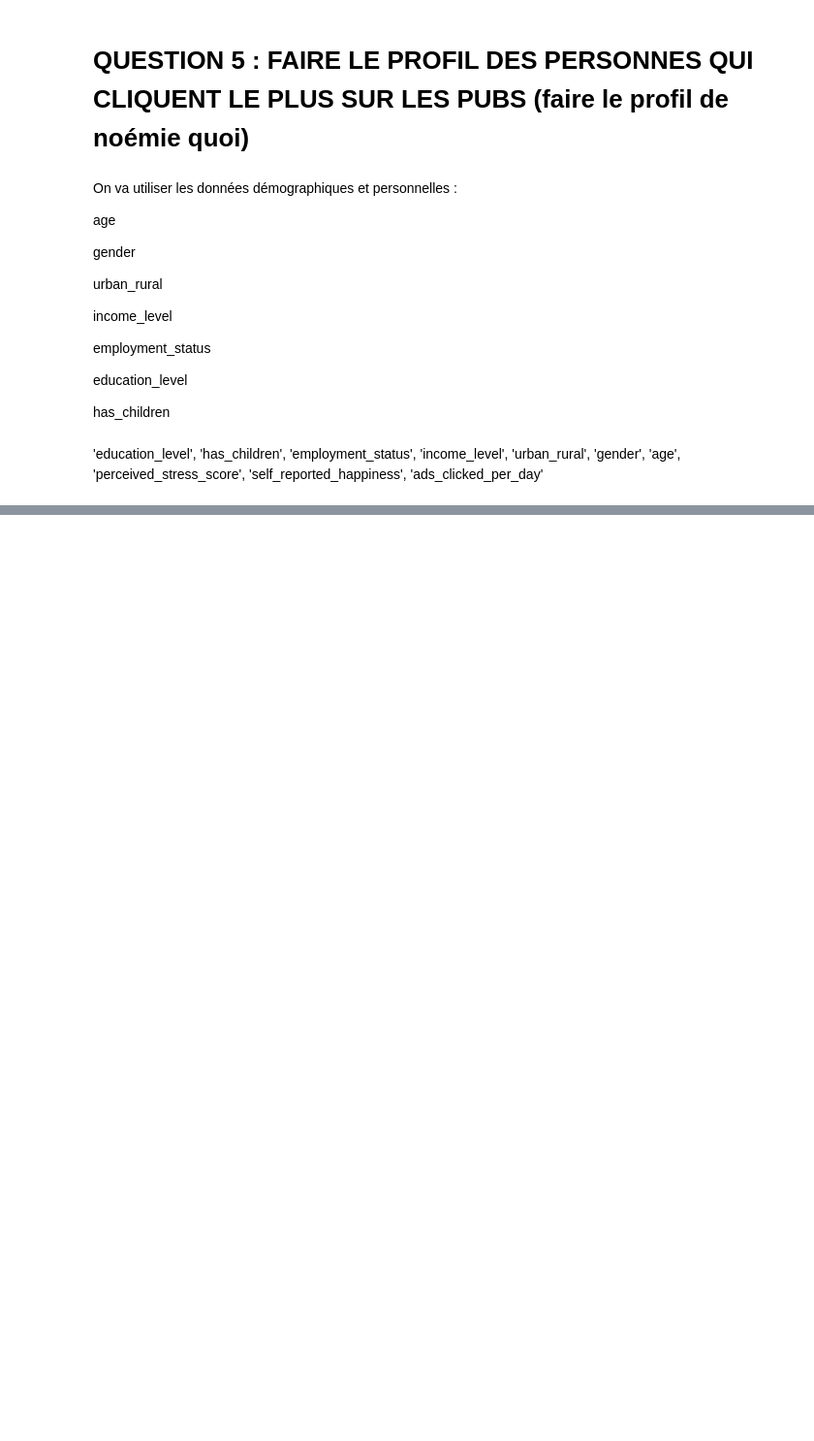
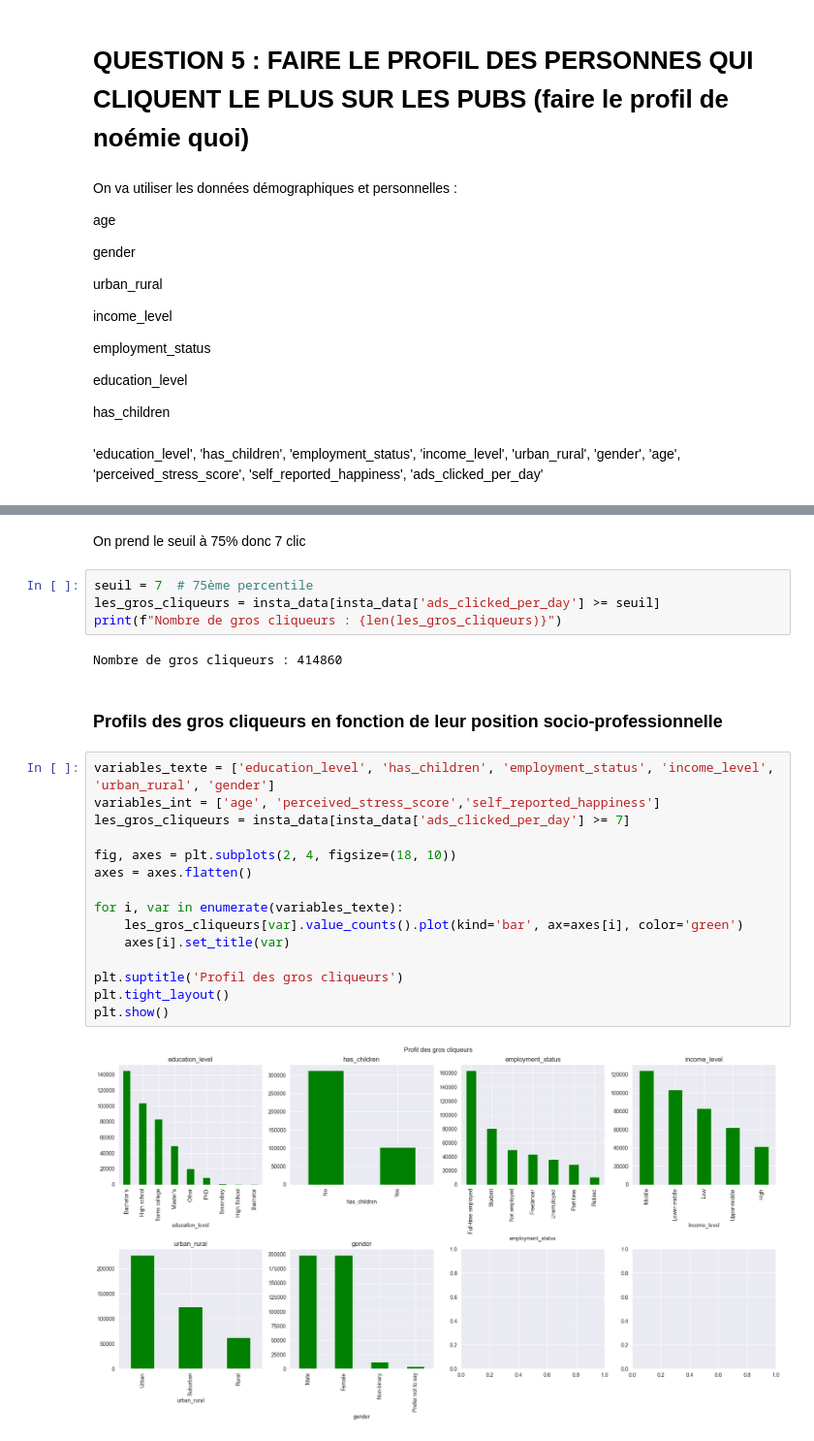
Before and after one commit to massaines-cpu/ANALYSE-DE-DONNEES-INSTAGRAM, a Jupyter notebook: Untitled.ipynb, the cells around one changed output, grey strips where cells are left out. Shown at 97% size. Saved outputs shown, nothing was run; the diff lists cells and outputs as text; blank space fills up the shorter version.

```diff
--- a/Untitled.ipynb
+++ b/Untitled.ipynb
@@ -581,0 +619,27 @@ enfants ou pas
+# %% [markdown]
+On prend le seuil à 75% donc 7 clic
+# %%
+seuil = 7  # 75ème percentile
+les_gros_cliqueurs = insta_data[insta_data['ads_clicked_per_day'] >= seuil]
+print(f"Nombre de gros cliqueurs : {len(les_gros_cliqueurs)}")
+# %% [output]
+Nombre de gros cliqueurs : 414860
+# %% [markdown]
+### Profils des gros cliqueurs en fonction de leur position socio-professionnelle
+# %%
+variables_texte = ['education_level', 'has_children', 'employment_status', 'income_level', 'urban_rural', 'gender']
+variables_int = ['age', 'perceived_stress_score','self_reported_happiness']
+les_gros_cliqueurs = insta_data[insta_data['ads_clicked_per_day'] >= 7]
+
+fig, axes = plt.subplots(2, 4, figsize=(18, 10))
+axes = axes.flatten()
+
+for i, var in enumerate(variables_texte):
+    les_gros_cliqueurs[var].value_counts().plot(kind='bar', ax=axes[i], color='green')
+    axes[i].set_title(var)
+
+plt.suptitle('Profil des gros cliqueurs')
+plt.tight_layout()
+plt.show()
+# %% [output]
+[figure, added]
```
Also changed, not shown: parts of 10 cells of this notebook.
